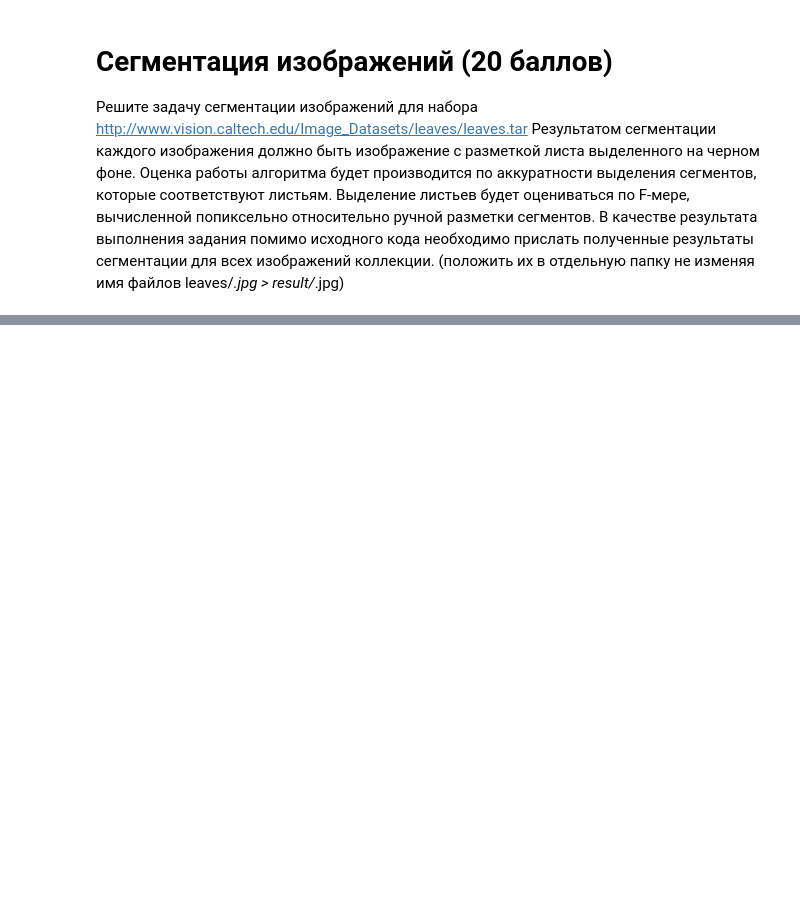
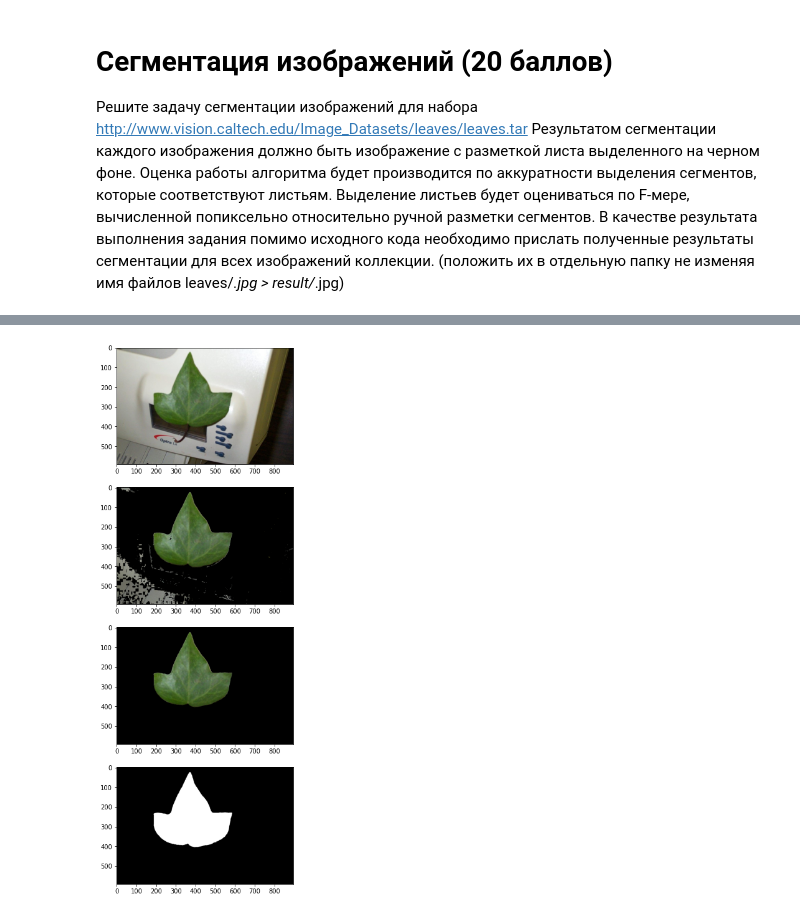
Before and after one commit to RamSaw/image-processing, a Jupyter notebook: Copy_of_HW4.ipynb, the cells around one changed output, grey strips where cells are left out. Drawn from its saved outputs; the diff is of its cells as text; code cells hidden in the pictures; blank space fills up the shorter version.

```diff
--- a/Copy_of_HW4.ipynb
+++ b/Copy_of_HW4.ipynb
@@ -548,0 +580,42 @@ class LSH:
+# %%
+def make_background_black(img):
+  new_img = img.copy()
+  black = np.zeros(3)
+  new_img[new_img[:, :, 2] > new_img[:, :, 1]] = black
+  new_img[new_img[:, :, 0] > new_img[:, :, 1]] = black
+  black_mask = np.bitwise_and(np.bitwise_and(new_img[:, :, 0] < BLACK_THRESHOLD, new_img[:, :, 1] < BLACK_THRESHOLD), new_img[:, :, 2] < BLACK_THRESHOLD)
+  new_img[black_mask] = black
+  white_mask = np.bitwise_and(np.bitwise_and(new_img[:, :, 0] > WHITE_THRESHOLD, new_img[:, :, 1] > WHITE_THRESHOLD), new_img[:, :, 2] > WHITE_THRESHOLD)
+  new_img[white_mask] = black
+  return new_img
+
+def apply_slic(img, black_background_img):
+  new_img = img.copy()
+  segments = SLIC(black_background_img)
+  leave_segment = segments[segments.shape[0] // 2][segments.shape[1] // 2]
+  new_img[segments != leave_segment] = np.zeros(3)
+  black_white_image = new_img.copy()
+  black_white_image[segments == leave_segment] = np.ones(3) * 255
+  return new_img, black_white_image
+
+def get_slic():
+  def slic(img):
+    from skimage.segmentation import slic
+    from skimage.util import img_as_float
+    return slic(img_as_float(img), n_segments=N_SEGMENTS, compactness=COMPACTNESS, sigma=SIGMA)
+  return slic
+
+def highligh_leave(img, verbose=False):
+  fig = plt.figure(figsize=(20., 20.)) if verbose else None
+  def show_img(img, i):
+    if verbose:
+      fig.add_subplot(5, 1, i)
+      plt.imshow(img)
+
+  show_img(img, 1)
+  black_background_img = make_background_black(img)
+  show_img(black_background_img, 2)
+  new_img, black_white_img = apply_slic(img, black_background_img)
+  show_img(new_img, 3)
+  show_img(black_white_img, 4)
+  return black_white_img
@@ -548,0 +624,4 @@ class LSH:
+# %%
+out = highligh_leave(LEAVES_IMAGES[64], verbose=True)
+# %% [output]
+[figure, added]
```
Also changed, not shown: parts of 15 cells of this notebook.
